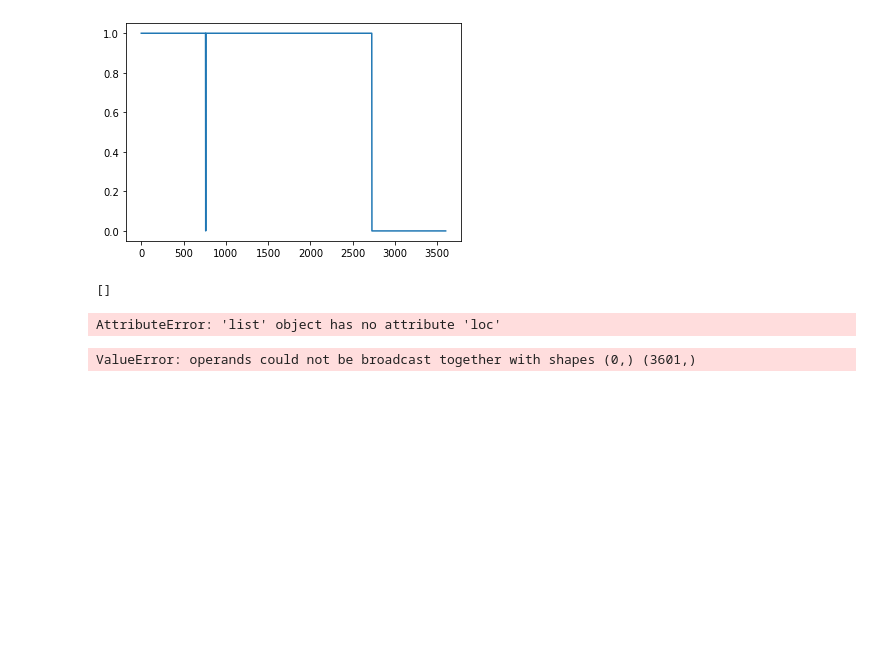
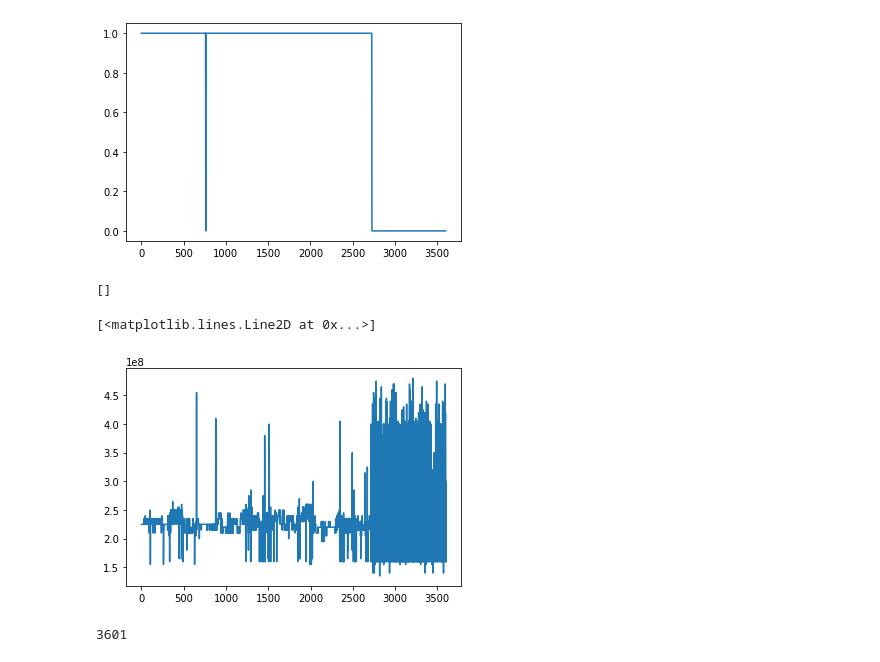
Before and after one commit to TKAles/visu, a Jupyter notebook: TekData test harness.ipynb, the cells around one changed output. Drawn from its saved outputs; the diff is of its cells as text; code cells hidden in the pictures; blank space fills up the shorter version.

Commit message:
fft and dc plotting completed

```diff
--- a/TekData test harness.ipynb
+++ b/TekData test harness.ipynb
@@ -46,11 +46,11 @@ test_TekData.full_frequencies
 []
 # %%
 test_TekData.compute_fft("Full")
-plt.plot(test_TekData.windowed_frequencies)
+plt.plot(test_TekData.full_frequencies)
 # %% [output]
-AttributeError: 'list' object has no attribute 'loc'
+[<matplotlib.lines.Line2D at 0x...>]
+[figure, added]
-# %%
-masked_freq = test_TekData.windowed_frequencies * test_TekData.dc_mask
-plt.plot(masked_freq)
-# %% [output]
-ValueError: operands could not be broadcast together with shapes (0,) (3601,)
+# %%
+test_TekData.full_frequencies.__len__()
+# %% [output]
+3601
```
Also changed, not shown: 3 other files.
